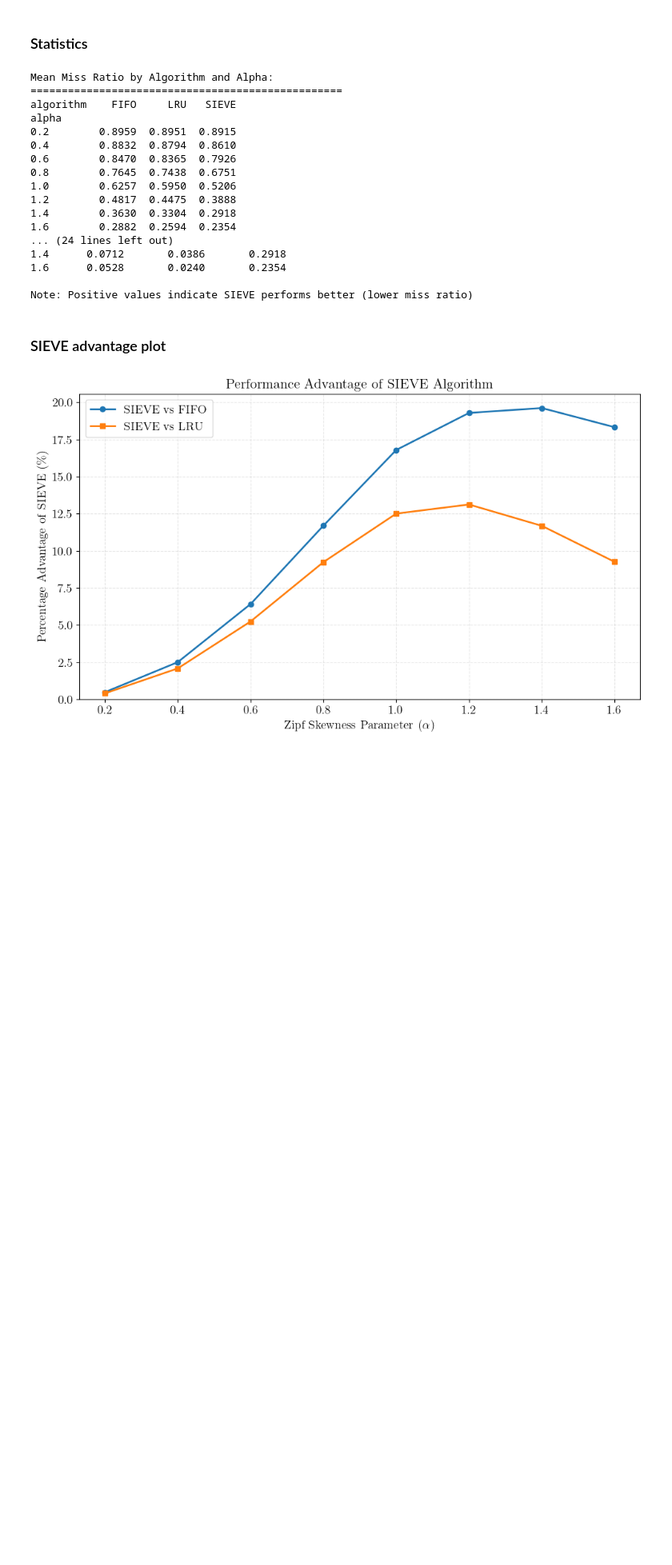
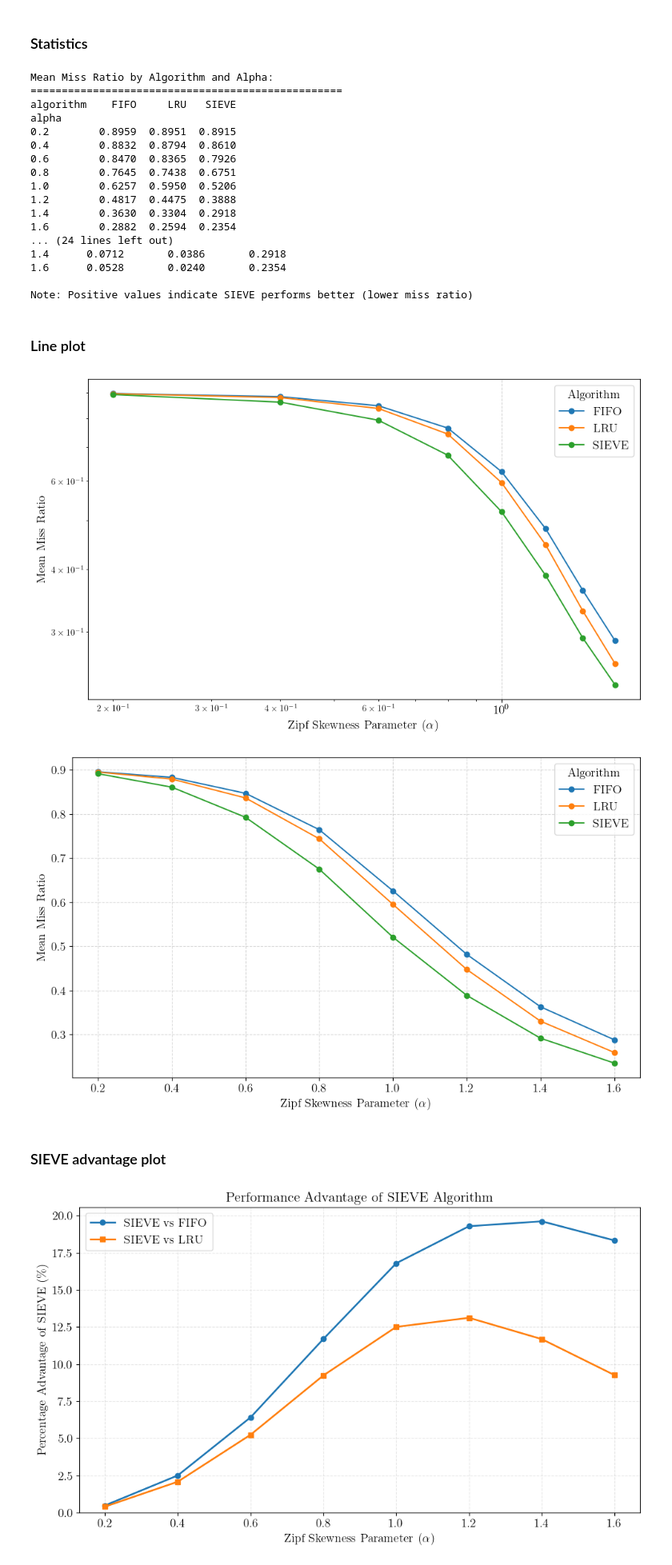
Before and after one commit to laustam/cache-eviction-thesis, a Jupyter notebook: code/scripts/results_visualisation.ipynb, the cells around one changed output. Shown at 80% size. Cells and saved outputs as stored; diff of their text form; code cells hidden in the pictures; blank space fills up the shorter version.

```diff
--- a/code/scripts/results_visualisation.ipynb
+++ b/code/scripts/results_visualisation.ipynb
@@ -367,6 +332,41 @@ alpha
 1.6      0.0528       0.0240       0.2354
 
 Note: Positive values indicate SIEVE performs better (lower miss ratio)
+# %% [markdown]
+### Line plot
+# %%
+def plot_miss_ratio_vs_alpha(save=False, title=True, log=False):
+    # Aggregate mean miss ratio by algorithm and alpha
+    zipf_agg = results_df.groupby(['algorithm', 'alpha'])['miss_ratio'].mean().reset_index()
+
+    plt.figure(figsize=(10, 6))
+    for algo in zipf_agg['algorithm'].unique():
+        df_algo = zipf_agg[zipf_agg['algorithm'] == algo]
+        plt.plot(df_algo['alpha'], df_algo['miss_ratio'],
+                marker='o', label=algo, color=ALGORITHM_COLORS.get(algo, 'black'))
+
+    plt.xlabel(r'Zipf Skewness Parameter ($\alpha$)', fontsize=AXIS_FONT_SIZE)
+    plt.ylabel('Mean Miss Ratio', fontsize=AXIS_FONT_SIZE)
+    plt.xticks(fontsize=TICKS_FONT_SIZE)
+    plt.yticks(fontsize=TICKS_FONT_SIZE)
+
+    if log:
+        plt.xscale('log')
+        plt.yscale('log')
+
+    if title: plt.title(r'Miss Ratio vs. Zipf Skewness Parameter ($\alpha$)', fontsize=TITLE_FONT_SIZE)
+    plt.legend(title='Algorithm', fontsize=LEGEND_FONT_SIZE, title_fontsize=LEGEND_FONT_SIZE)
+    plt.grid(True, linestyle='--', alpha=0.5)
+    plt.tight_layout()
+
+    if save: plt.savefig(os.path.join(FIGURES_SIMULATIONS_DIR, f"miss_ratio_vs_alpha{'_log' if log else ''}{'_no_title' if not title else ''}.pdf"), bbox_inches='tight')
+    plt.show()
+
+plot_miss_ratio_vs_alpha(save=True, title=False, log=True)
+plot_miss_ratio_vs_alpha(save=True, title=False, log=False)
+# %% [output]
+[figure, added]
+[figure, added]
 # %% [markdown]
 ### SIEVE advantage plot
 # %%
```
Also changed, not shown: parts of 10 cells of this notebook.
